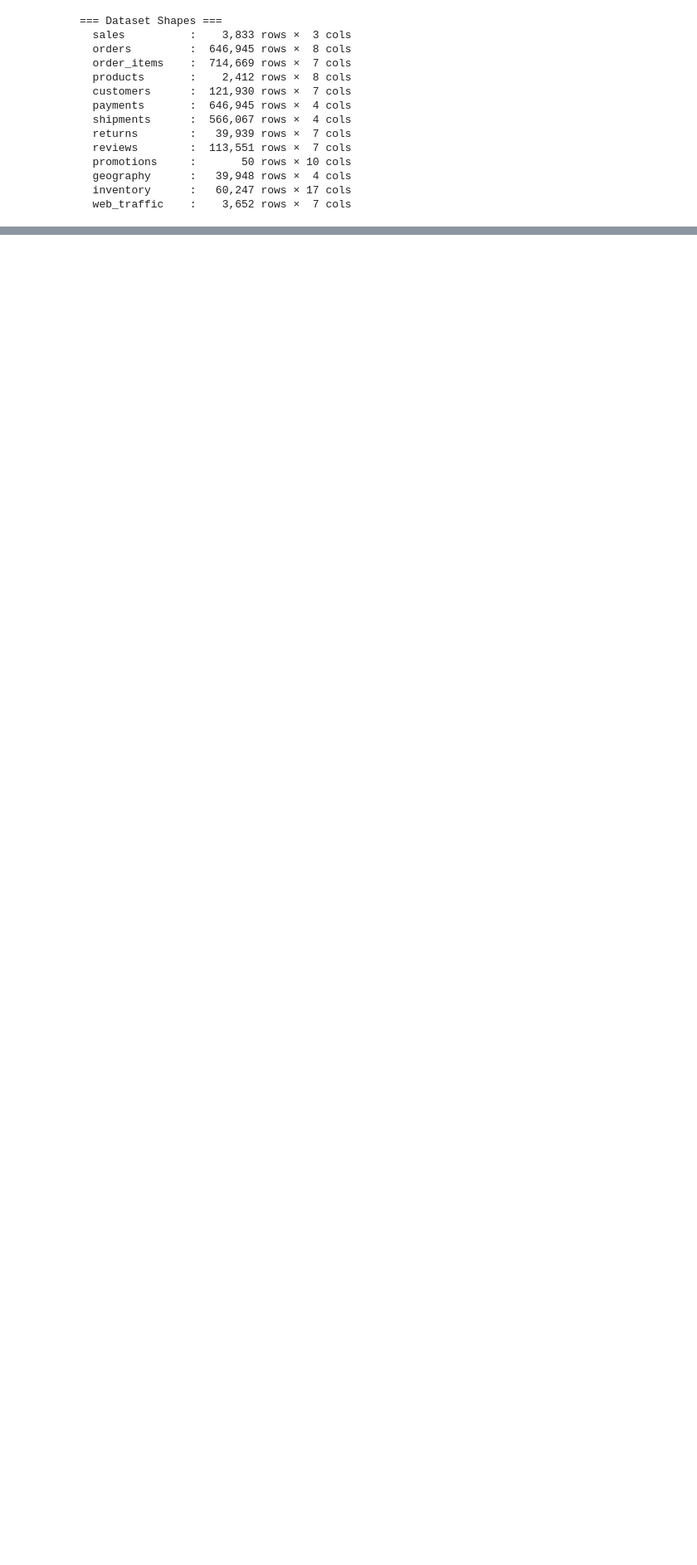
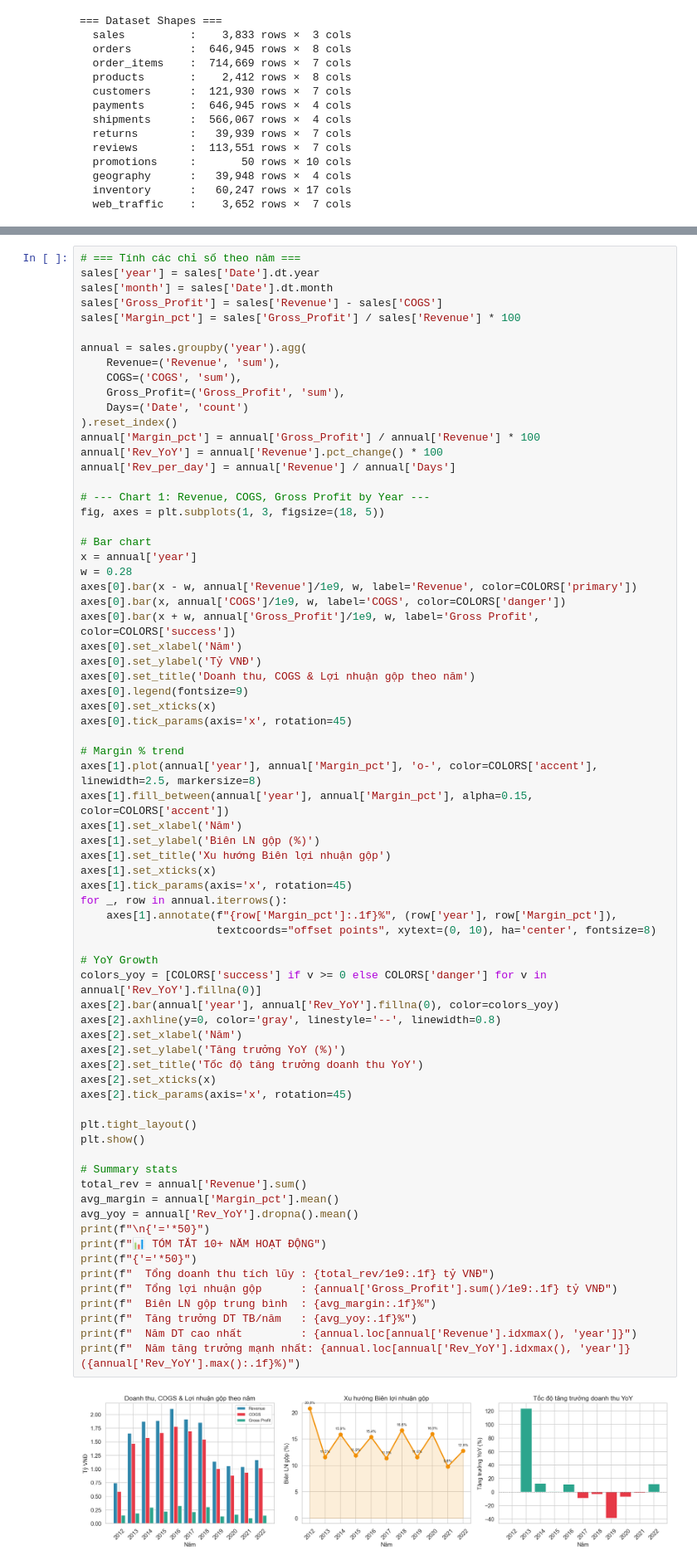
Before and after one commit to trieutienthanh284/Datathon2026, a Jupyter notebook: P2_EDA_Visualization.ipynb, the cells around one changed output, grey strips where cells are left out. Shown at 83% size. Drawn from its saved outputs; the diff is of its cells as text; blank space fills up the shorter version.

```diff
--- a/P2_EDA_Visualization.ipynb
+++ b/P2_EDA_Visualization.ipynb
@@ -84,0 +89,73 @@ for name, df in [('sales', sales), ('orders', orders), ('order_items', order_ite
+# %%
+# === Tính các chỉ số theo năm ===
+sales['year'] = sales['Date'].dt.year
+sales['month'] = sales['Date'].dt.month
+sales['Gross_Profit'] = sales['Revenue'] - sales['COGS']
+sales['Margin_pct'] = sales['Gross_Profit'] / sales['Revenue'] * 100
+
+annual = sales.groupby('year').agg(
+    Revenue=('Revenue', 'sum'),
+    COGS=('COGS', 'sum'),
+    Gross_Profit=('Gross_Profit', 'sum'),
+    Days=('Date', 'count')
+).reset_index()
+annual['Margin_pct'] = annual['Gross_Profit'] / annual['Revenue'] * 100
+annual['Rev_YoY'] = annual['Revenue'].pct_change() * 100
+annual['Rev_per_day'] = annual['Revenue'] / annual['Days']
+
+# --- Chart 1: Revenue, COGS, Gross Profit by Year ---
+fig, axes = plt.subplots(1, 3, figsize=(18, 5))
+
+# Bar chart
+x = annual['year']
+w = 0.28
+axes[0].bar(x - w, annual['Revenue']/1e9, w, label='Revenue', color=COLORS['primary'])
+axes[0].bar(x, annual['COGS']/1e9, w, label='COGS', color=COLORS['danger'])
+axes[0].bar(x + w, annual['Gross_Profit']/1e9, w, label='Gross Profit', color=COLORS['success'])
+axes[0].set_xlabel('Năm')
+axes[0].set_ylabel('Tỷ VNĐ')
+axes[0].set_title('Doanh thu, COGS & Lợi nhuận gộp theo năm')
+axes[0].legend(fontsize=9)
+axes[0].set_xticks(x)
+axes[0].tick_params(axis='x', rotation=45)
+
+# Margin % trend
+axes[1].plot(annual['year'], annual['Margin_pct'], 'o-', color=COLORS['accent'], linewidth=2.5, markersize=8)
+axes[1].fill_between(annual['year'], annual['Margin_pct'], alpha=0.15, color=COLORS['accent'])
+axes[1].set_xlabel('Năm')
+axes[1].set_ylabel('Biên LN gộp (%)')
+axes[1].set_title('Xu hướng Biên lợi nhuận gộp')
+axes[1].set_xticks(x)
+axes[1].tick_params(axis='x', rotation=45)
+for _, row in annual.iterrows():
+    axes[1].annotate(f"{row['Margin_pct']:.1f}%", (row['year'], row['Margin_pct']),
+                     textcoords="offset points", xytext=(0, 10), ha='center', fontsize=8)
+
+# YoY Growth
+colors_yoy = [COLORS['success'] if v >= 0 else COLORS['danger'] for v in annual['Rev_YoY'].fillna(0)]
+axes[2].bar(annual['year'], annual['Rev_YoY'].fillna(0), color=colors_yoy)
+axes[2].axhline(y=0, color='gray', linestyle='--', linewidth=0.8)
+axes[2].set_xlabel('Năm')
+axes[2].set_ylabel('Tăng trưởng YoY (%)')
+axes[2].set_title('Tốc độ tăng trưởng doanh thu YoY')
+axes[2].set_xticks(x)
+axes[2].tick_params(axis='x', rotation=45)
+
+plt.tight_layout()
+plt.show()
+
+# Summary stats
+total_rev = annual['Revenue'].sum()
+avg_margin = annual['Margin_pct'].mean()
+avg_yoy = annual['Rev_YoY'].dropna().mean()
+print(f"\n{'='*50}")
+print(f"📊 TÓM TẮT 10+ NĂM HOẠT ĐỘNG")
+print(f"{'='*50}")
+print(f"  Tổng doanh thu tích lũy : {total_rev/1e9:.1f} tỷ VNĐ")
+print(f"  Tổng lợi nhuận gộp      : {annual['Gross_Profit'].sum()/1e9:.1f} tỷ VNĐ")
+print(f"  Biên LN gộp trung bình  : {avg_margin:.1f}%")
+print(f"  Tăng trưởng DT TB/năm   : {avg_yoy:.1f}%")
+print(f"  Năm DT cao nhất         : {annual.loc[annual['Revenue'].idxmax(), 'year']}")
+print(f"  Năm tăng trưởng mạnh nhất: {annual.loc[annual['Rev_YoY'].idxmax(), 'year']} ({annual['Rev_YoY'].max():.1f}%)")
+# %% [output]
+[figure, added]
```
Also changed, not shown: parts of 8 cells of this notebook.
